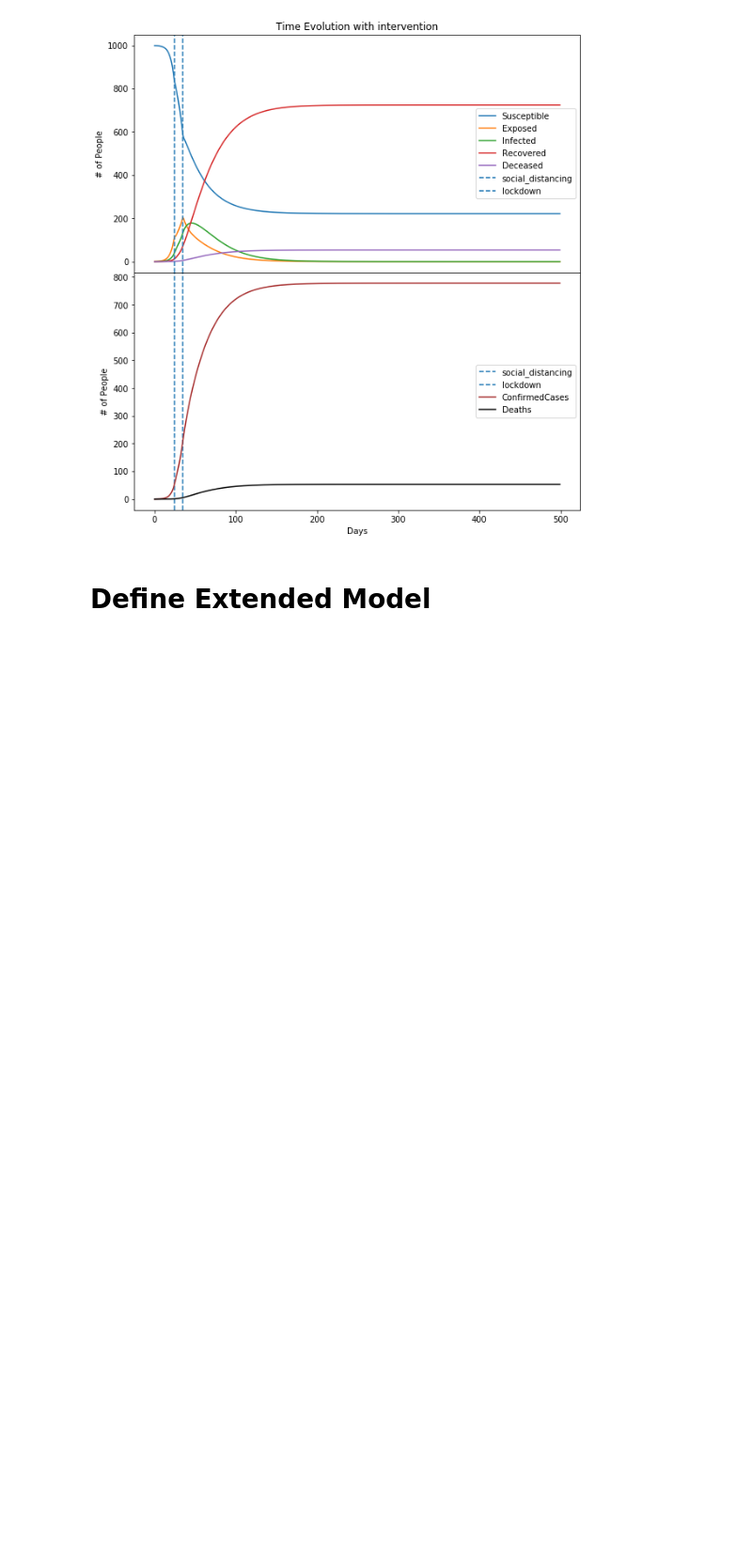
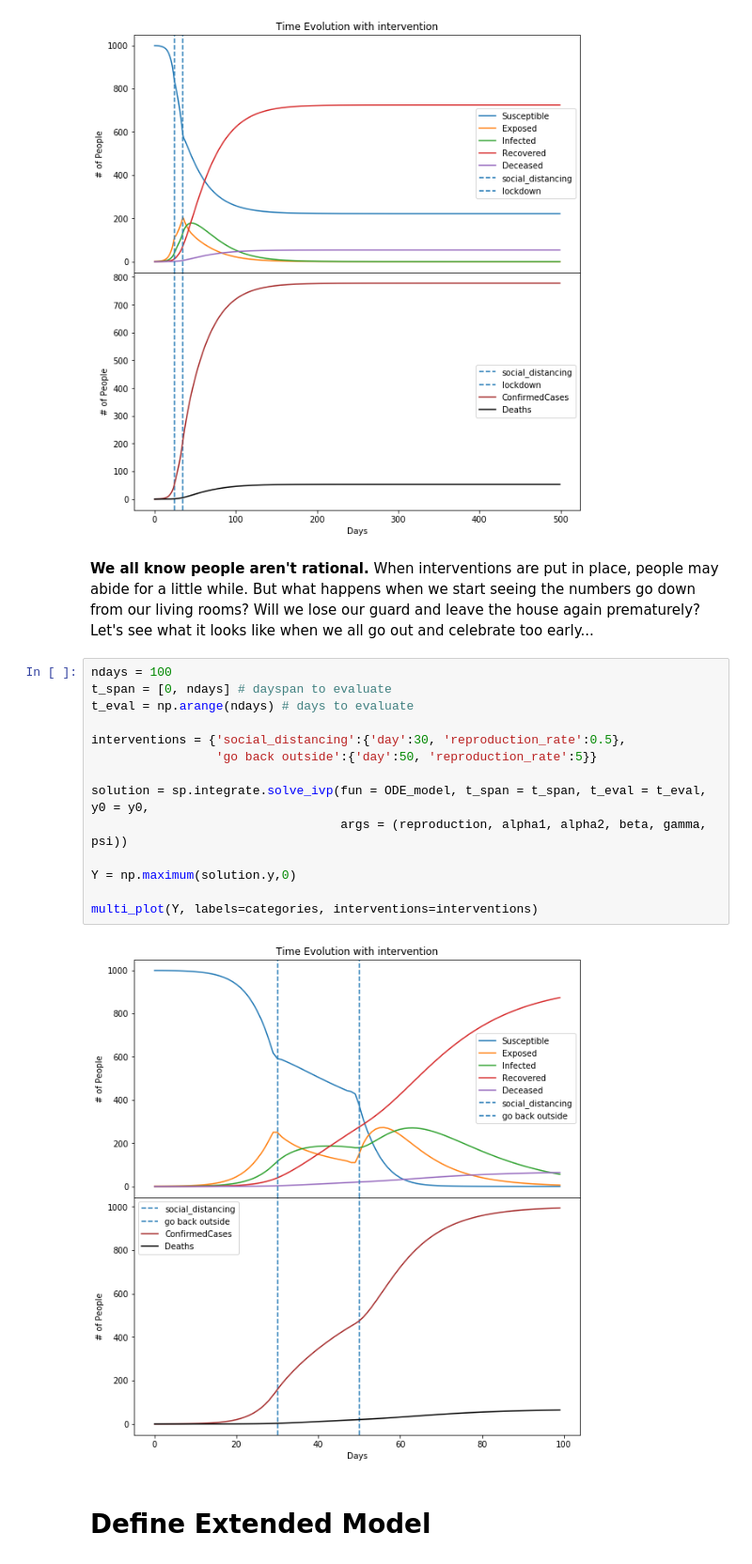
Before and after one commit to pstarszyk/covid19_spread_model, a Jupyter notebook: covid19_spread_model.ipynb, the cells around one changed output. Shown at 94% size. Drawn from its saved outputs; the diff is of its cells as text; blank space fills up the shorter version.

```diff
--- a/covid19_spread_model.ipynb
+++ b/covid19_spread_model.ipynb
@@ -347,6 +347,24 @@ Y = np.maximum(solution.y,0)
 multi_plot(Y, labels=categories, interventions=interventions)
 # %% [output]
 [figure]
+# %% [markdown]
+**We all know people aren't rational.** When interventions are put in place, people may abide for a little while. But what happens when we start seeing the numbers go down from our living rooms? Will we lose our guard and leave the house again prematurely? Let's see what it looks like when we all go out and celebrate too early...
+# %%
+ndays = 100
+t_span = [0, ndays] # dayspan to evaluate
+t_eval = np.arange(ndays) # days to evaluate
+
+interventions = {'social_distancing':{'day':30, 'reproduction_rate':0.5},
+                 'go back outside':{'day':50, 'reproduction_rate':5}}
+
+solution = sp.integrate.solve_ivp(fun = ODE_model, t_span = t_span, t_eval = t_eval, y0 = y0,
+                                  args = (reproduction, alpha1, alpha2, beta, gamma, psi))
+
+Y = np.maximum(solution.y,0)
+
+multi_plot(Y, labels=categories, interventions=interventions)
+# %% [output]
+[figure, added]
 # %% [markdown]
 # Define Extended Model
 # %%
```
Also changed, not shown: parts of 1 cell of this notebook.
